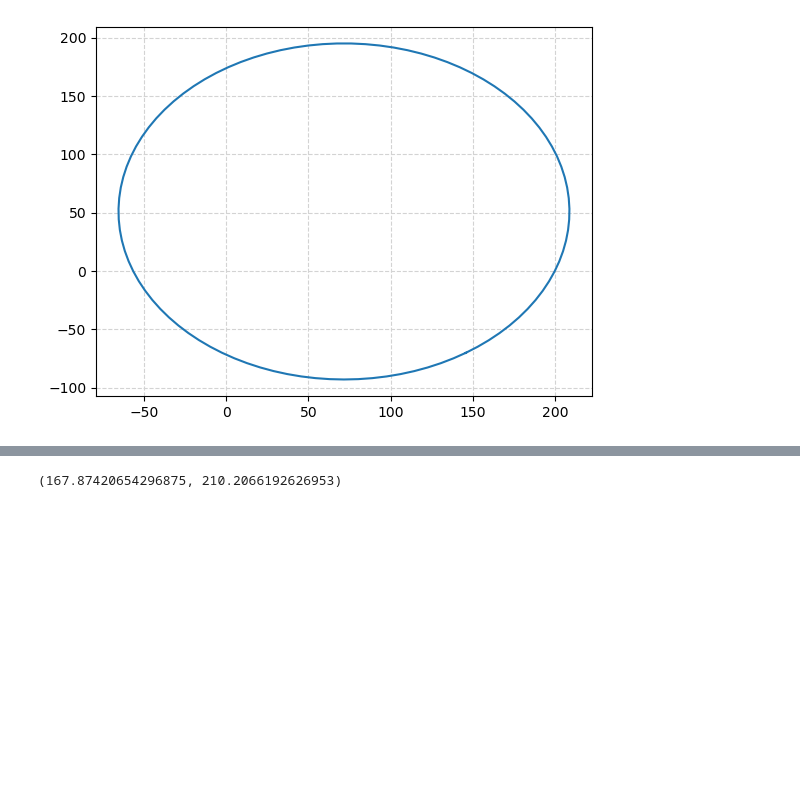
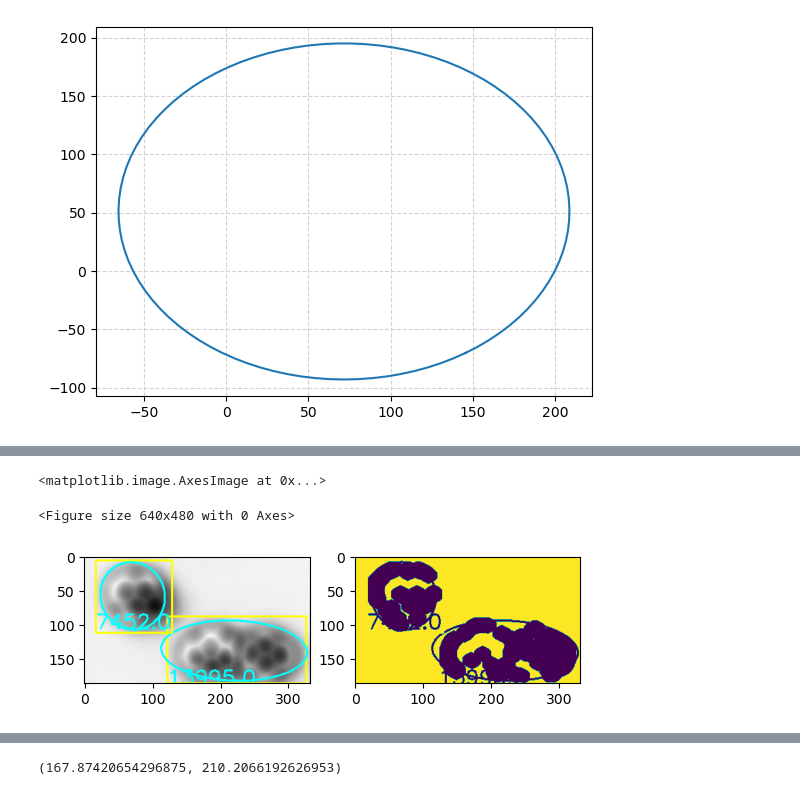
Before and after one commit to Meganwu/reaction_rl, a Jupyter notebook: imgs_treatment.ipynb, the cells around one changed output, grey strips where cells are left out. Saved outputs shown, nothing was run; the diff lists cells and outputs as text; code cells hidden in the pictures; blank space fills up the shorter version.

```diff
--- a/imgs_treatment.ipynb
+++ b/imgs_treatment.ipynb
@@ -433,17 +479,45 @@ import cv2
 import numpy as np
 from matplotlib.colors import Normalize
 
+import matplotlib.pyplot as plt
+
 # # Load the image
-img = cv2.imread('image2.png')
+img = cv2.imread('image3.png')
+blur = cv2.GaussianBlur(img, (7, 7), 2)
+h, w = img.shape[:2]
+
+# Morphological gradient
+
+kernel = cv2.getStructuringElement(cv2.MORPH_ELLIPSE, (7, 7))
+gradient = cv2.morphologyEx(blur, cv2.MORPH_GRADIENT, kernel)
+
+lowerb = np.array([0, 0, 0])
+upperb = np.array([15, 15, 15])
+binary = cv2.inRange(gradient, lowerb, upperb)
+
+
+for row in range(h):
+    if binary[row, 0] == 255:
+        cv2.floodFill(binary, None, (0, row), 0)
+    if binary[row, w-1] == 255:
+        cv2.floodFill(binary, None, (w-1, row), 0)
+
+for col in range(w):
+    if binary[0, col] == 255:
+        cv2.floodFill(binary, None, (col, 0), 0)
+    if binary[h-1, col] == 255:
+        cv2.floodFill(binary, None, (col, h-1), 0)
+
+
+foreground = cv2.morphologyEx(binary, cv2.MORPH_OPEN, kernel)
+foreground = cv2.morphologyEx(foreground, cv2.MORPH_CLOSE, kernel)
 
 
 
-kernel = cv2.getStructuringElement(cv2.MORPH_ELLIPSE, (17, 17))
+# kernel = cv2.getStructuringElement(cv2.MORPH_ELLIPSE, (17, 17))
 background = cv2.dilate(foreground, kernel, iterations=3)
 unknown = cv2.subtract(background, foreground)
-cv2.imshow('Background', background)
-cv2.waitKey(10)
-cv2.destroyAllWindows()
+
 
 
 
@@ -475,40 +549,26 @@ for cnt in contours:
 
 	# Draw a bounding box around each
 	# object and display the area on the image
+	# gray_bg = cv2.cvtColor(background, cv2.COLOR_BGR2GRAY)
 	x, y, w, h = cv2.boundingRect(cnt)
 	# cv2.rectangle(img, (x, y), (x+w, y+h), (0, 255, 0), 2)
 	cv2.putText(img, str(area), (x, y+100),
 				cv2.FONT_HERSHEY_SIMPLEX, 1, (0, 255, 255), 2)
-	# cv2.rectangle(background, (x, y), (x+w, y+h), (255, 255, 0), 2)
-	# cv2.putText(background, str(area), (x, y+100),
-	# 			cv2.FONT_HERSHEY_SIMPLEX, 1, (0, 255, 255), 2)
+	cv2.rectangle(img, (x, y), (x+w, y+h), (255, 255, 0), 2)
+	cv2.rectangle(background, (x, y), (x+w, y+h), (255, 255, 0), 2)
+	cv2.putText(background, str(area), (x, y+100),
+				cv2.FONT_HERSHEY_SIMPLEX, 1, (0, 255, 255), 2)
 
 	xy, width_height, angle = cv2.fitEllipse(cnt)
 	plt.plot
 	print(xy, width_height, angle)
-	# plot_ellipse(ax, xy[0], xy[1], width_height[0], width_height[1], angle, 'r')
-	# plot_ellipse(ax, 264, 163, 134, 163, 115, 'r')
-	# print((109.66650390625, 105.74824523925781),(188.27984619140625, 395.2646179199219), angle)
-	# cv2.ellipse(img, (109.66650390625, 105.74824523925781),(188.27984619140625, 395.2646179199219), angle,0, 360)
-	# cv2.ellipse(background, (int(xy[0]), int(xy[1])), (int(width_height[0]/2), int(width_height[1]/2)), angle, 0, 360, (0, 255, 255), 2)
-	# cv2.waitKey(10)
-	cv2.ellipse(img, (int(xy[0]), int(xy[1])), (int(width_height[0]), int(width_height[1])), angle, 0, 360, (0, 255, 255), 2)
-	cv2.waitKey(10)
-	# Drawing_colored_ellipse = Ellipse(xy, width_height[0], width_height[1], angle)
-    # ax.add_artist(Drawing_colored_ellipse)
+	cv2.ellipse(img, (int(xy[0]), int(xy[1])), (int(width_height[0]/2), int(width_height[1]/2)), angle, 0, 360, (0, 255, 255), 2)
+	cv2.ellipse(background, (int(xy[0]), int(xy[1])), (int(width_height[0]/2), int(width_height[1]/2)), angle, 0, 360, (0, 255, 255), 2)
 
-	# cv2.rectangle(background, (x, y), (x+w, y+h), (0, 255, 0), 2)
-	# cv2.putText(background, str(area), (x, y+100),
-	# 			cv2.FONT_HERSHEY_SIMPLEX, 1, (0, 255, 255), 2)
 
-# Show the final image with the bounding boxes
-# and areas of the objects overlaid on top
-# cv2.imshow('image', img)
-# plt.imshow(background)
-cv2.imshow('image', background)
-cv2.imshow('image', img)
-cv2.waitKey(10)
-# cv2.destroyAllWindows()
-
-# Code By SR.Dhanush
+plt.subplot(1,2,1)
+plt.imshow(img)
+plt.subplot(1,2,2)
+plt.imshow(background)
+# cv2.ellipse(background, (int(xy[0]), int(xy[1])), (int(width_height[0]/2), int(width_height[1]/2)), angle, 0, 360, (0, 255, 255), 2)
 # %% [output]
@@ -515,0 +577,3 @@ NameError: name 'foreground' is not defined
+<matplotlib.image.AxesImage at 0x...>
+<Figure size 640x480 with 0 Axes>
+[figure, added]
```
Also changed, not shown: parts of 12 cells of this notebook, 3 other files.
